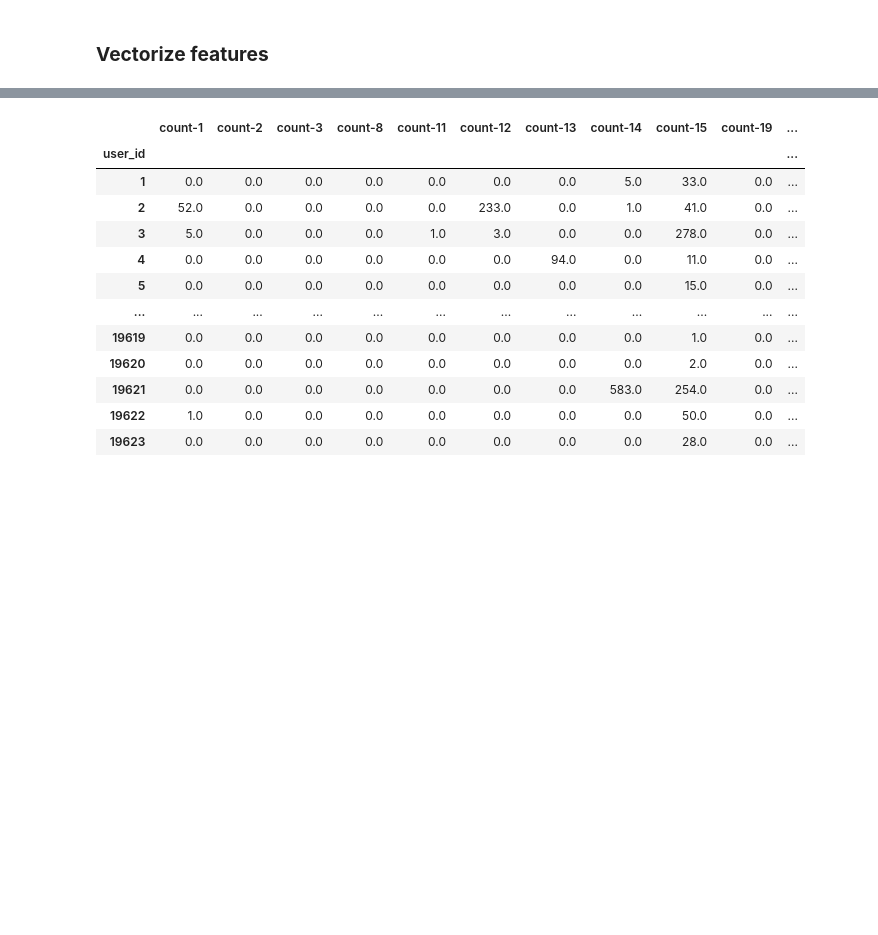
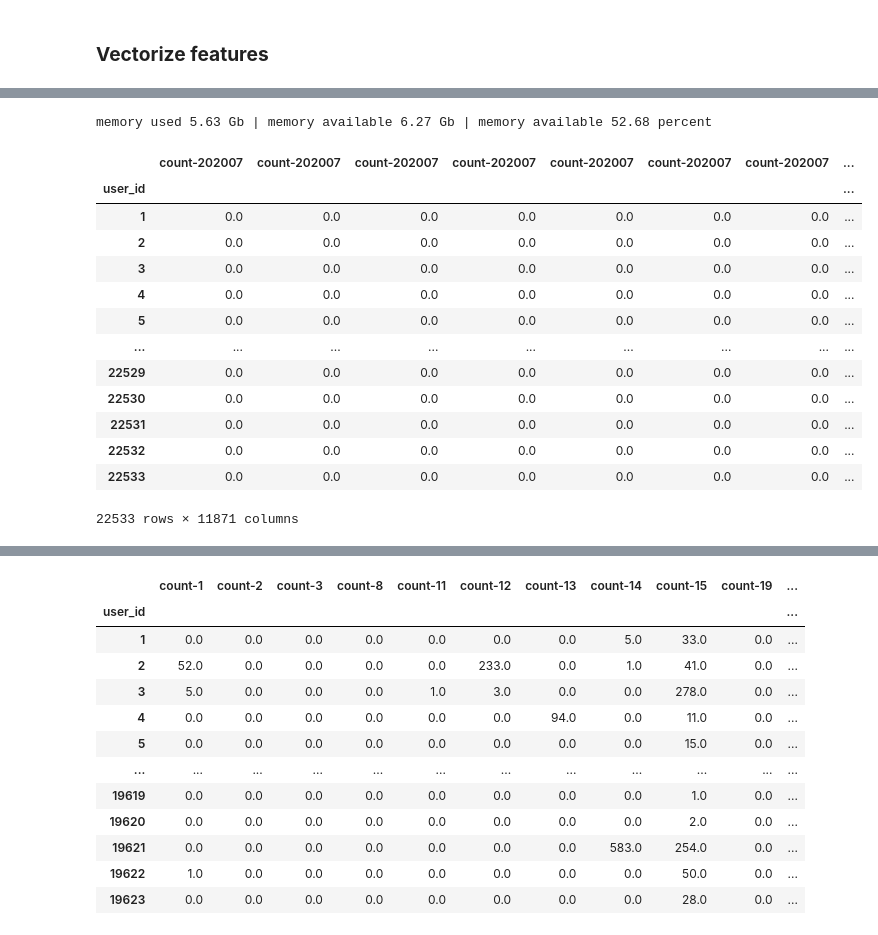
Before and after one commit to nikonovone/Data-Science, a Jupyter notebook: Competitions/Data Fusion Contest 2022. Educational/Data_Fusion_Contest_2022_Educational.ipynb, the cells around one changed output, grey strips where cells are left out. Cells and saved outputs as stored; diff of their text form; code cells hidden in the pictures; blank space fills up the shorter version.

```diff
--- a/Competitions/Data Fusion Contest 2022. Educational/Data_Fusion_Contest_2022_Educational.ipynb
+++ b/Competitions/Data Fusion Contest 2022. Educational/Data_Fusion_Contest_2022_Educational.ipynb
@@ -396,8 +471,13 @@ train.head()
+# %%
+print_memory()
+# %% [output]
+memory used 5.63 Gb | memory available 6.27 Gb | memory available 52.68 percent
+# %%
+transactions = pd.read_csv('transactions_reduced.csv')
+# %%
+bankclient_embed = transactions.pivot_table(index = ['user_id'],
+                         values=['transaction_amt'],
+                         columns=['transaction_dttm', 'mcc_code'],
+                         aggfunc=['count', 'sum', 'mean']).fillna(0)
 # %%
-bankclient_embed = transactions.pivot_table(index = 'user_id',
-                         values=['transaction_amt'],
-                         columns=['mcc_code'],
-                         aggfunc=['sum','mean', 'count']).fillna(0)
 bankclient_embed.columns = [f'{str(i[0])}-{str(i[2])}' for i in bankclient_embed.columns]
-
-bankclient_embed.to_csv('Data/bankclient_embed.csv')
@@ -403,0 +486,17 @@ bankclient_embed.to_csv('Data/bankclient_embed.csv')
+# %%
+bankclient_embed
+# %% [output]
+|  | count-202007 | count-202007 | count-202007 | count-202007 | count-202007 | count-202007 | count-202007 | ... |
+| user_id |  |  |  |  |  |  |  | ... |
+| 1 | 0.0 | 0.0 | 0.0 | 0.0 | 0.0 | 0.0 | 0.0 | ... |
+| 2 | 0.0 | 0.0 | 0.0 | 0.0 | 0.0 | 0.0 | 0.0 | ... |
+| 3 | 0.0 | 0.0 | 0.0 | 0.0 | 0.0 | 0.0 | 0.0 | ... |
+| 4 | 0.0 | 0.0 | 0.0 | 0.0 | 0.0 | 0.0 | 0.0 | ... |
+| 5 | 0.0 | 0.0 | 0.0 | 0.0 | 0.0 | 0.0 | 0.0 | ... |
+| ... | ... | ... | ... | ... | ... | ... | ... | ... |
+| 22529 | 0.0 | 0.0 | 0.0 | 0.0 | 0.0 | 0.0 | 0.0 | ... |
+| 22530 | 0.0 | 0.0 | 0.0 | 0.0 | 0.0 | 0.0 | 0.0 | ... |
+| 22531 | 0.0 | 0.0 | 0.0 | 0.0 | 0.0 | 0.0 | 0.0 | ... |
+| 22532 | 0.0 | 0.0 | 0.0 | 0.0 | 0.0 | 0.0 | 0.0 | ... |
+| 22533 | 0.0 | 0.0 | 0.0 | 0.0 | 0.0 | 0.0 | 0.0 | ... |
+22533 rows × 11871 columns
```
Also changed, not shown: parts of 34 cells of this notebook.
